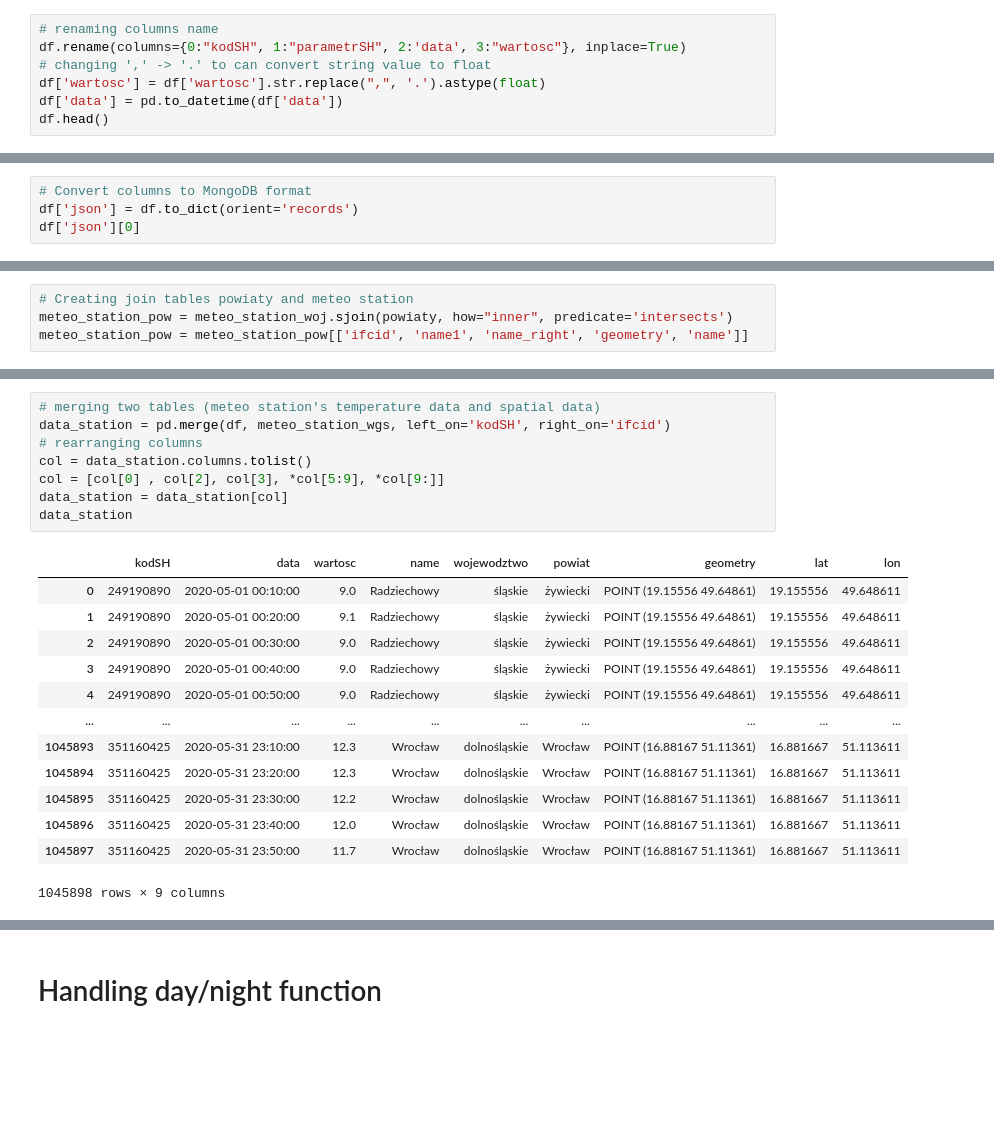
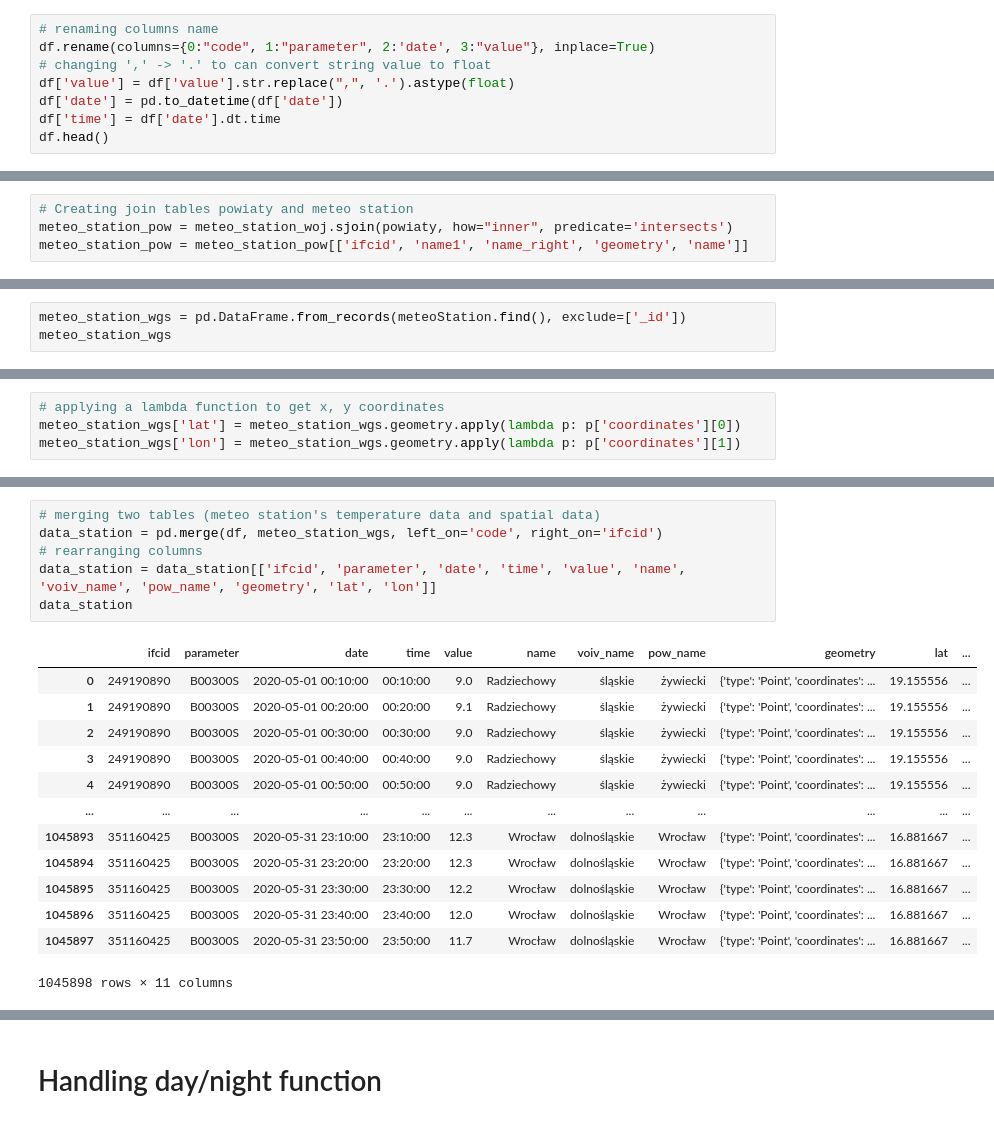
Before and after one commit to jakubGryzio/PAG_II, a Jupyter notebook: projekt1/projekt1.ipynb, the cells around one changed output, grey strips where cells are left out. Saved outputs shown, nothing was run; the diff lists cells and outputs as text; blank space fills up the shorter version.

```diff
--- a/projekt1/projekt1.ipynb
+++ b/projekt1/projekt1.ipynb
@@ -55,9 +55,10 @@ df.head()
 # Manipulating IMGW data
 # %%
 # renaming columns name
-df.rename(columns={0:"kodSH", 1:"parametrSH", 2:'data', 3:"wartosc"}, inplace=True)
+df.rename(columns={0:"code", 1:"parameter", 2:'date', 3:"value"}, inplace=True)
 # changing ',' -> '.' to can convert string value to float
-df['wartosc'] = df['wartosc'].str.replace(",", '.').astype(float)
-df['data'] = pd.to_datetime(df['data'])
+df['value'] = df['value'].str.replace(",", '.').astype(float)
+df['date'] = pd.to_datetime(df['date'])
+df['time'] = df['date'].dt.time
 df.head()
 # %% [output]
@@ -70,7 +71,3 @@ df.head()
-# %%
-# Convert columns to MongoDB format
-df['json'] = df.to_dict(orient='records')
-df['json'][0]
 # %% [markdown]
 # Manipulating spatial data
 # %%
@@ -138,0 +155,3 @@ meteo_station_wgs['lon'] = meteo_station_wgs.geometry.apply(lambda p: p.y)
+# %%
+meteo_station_wgs = pd.DataFrame.from_records(meteoStation.find(), exclude=['_id'])
+meteo_station_wgs
@@ -139,3 +172,7 @@ meteo_station_wgs['lon'] = meteo_station_wgs.geometry.apply(lambda p: p.y)
+# %%
+# applying a lambda function to get x, y coordinates
+meteo_station_wgs['lat'] = meteo_station_wgs.geometry.apply(lambda p: p['coordinates'][0])
+meteo_station_wgs['lon'] = meteo_station_wgs.geometry.apply(lambda p: p['coordinates'][1])
 # %%
 meteo_station_wgs
 # %% [output]
@@ -154,23 +191,21 @@ meteo_station_wgs
 2637 rows × 7 columns
 # %%
 # merging two tables (meteo station's temperature data and spatial data)
-data_station = pd.merge(df, meteo_station_wgs, left_on='kodSH', right_on='ifcid')
+data_station = pd.merge(df, meteo_station_wgs, left_on='code', right_on='ifcid')
 # rearranging columns
-col = data_station.columns.tolist()
-col = [col[0] , col[2], col[3], *col[5:9], *col[9:]]
-data_station = data_station[col]
+data_station = data_station[['ifcid', 'parameter', 'date', 'time', 'value', 'name', 'voiv_name', 'pow_name', 'geometry', 'lat', 'lon']]
 data_station
 # %% [output]
-|  | kodSH | data | wartosc | name | wojewodztwo | powiat | geometry | lat | lon |
-| 0 | 249190890 | 2020-05-01 00:10:00 | 9.0 | Radziechowy | śląskie | żywiecki | POINT (19.15556 49.64861) | 19.155556 | 49.648611 |
-| 1 | 249190890 | 2020-05-01 00:20:00 | 9.1 | Radziechowy | śląskie | żywiecki | POINT (19.15556 49.64861) | 19.155556 | 49.648611 |
-| 2 | 249190890 | 2020-05-01 00:30:00 | 9.0 | Radziechowy | śląskie | żywiecki | POINT (19.15556 49.64861) | 19.155556 | 49.648611 |
-| 3 | 249190890 | 2020-05-01 00:40:00 | 9.0 | Radziechowy | śląskie | żywiecki | POINT (19.15556 49.64861) | 19.155556 | 49.648611 |
-| 4 | 249190890 | 2020-05-01 00:50:00 | 9.0 | Radziechowy | śląskie | żywiecki | POINT (19.15556 49.64861) | 19.155556 | 49.648611 |
-| ... | ... | ... | ... | ... | ... | ... | ... | ... | ... |
-| 1045893 | 351160425 | 2020-05-31 23:10:00 | 12.3 | Wrocław | dolnośląskie | Wrocław | POINT (16.88167 51.11361) | 16.881667 | 51.113611 |
-| 1045894 | 351160425 | 2020-05-31 23:20:00 | 12.3 | Wrocław | dolnośląskie | Wrocław | POINT (16.88167 51.11361) | 16.881667 | 51.113611 |
-| 1045895 | 351160425 | 2020-05-31 23:30:00 | 12.2 | Wrocław | dolnośląskie | Wrocław | POINT (16.88167 51.11361) | 16.881667 | 51.113611 |
-| 1045896 | 351160425 | 2020-05-31 23:40:00 | 12.0 | Wrocław | dolnośląskie | Wrocław | POINT (16.88167 51.11361) | 16.881667 | 51.113611 |
-| 1045897 | 351160425 | 2020-05-31 23:50:00 | 11.7 | Wrocław | dolnośląskie | Wrocław | POINT (16.88167 51.11361) | 16.881667 | 51.113611 |
+|  | ifcid | parameter | date | time | value | name | voiv_name | pow_name | geometry | lat | ... |
+| 0 | 249190890 | B00300S | 2020-05-01 00:10:00 | 00:10:00 | 9.0 | Radziechowy | śląskie | żywiecki | {'type': 'Point', 'coordinates': ... | 19.155556 | ... |
+| 1 | 249190890 | B00300S | 2020-05-01 00:20:00 | 00:20:00 | 9.1 | Radziechowy | śląskie | żywiecki | {'type': 'Point', 'coordinates': ... | 19.155556 | ... |
+| 2 | 249190890 | B00300S | 2020-05-01 00:30:00 | 00:30:00 | 9.0 | Radziechowy | śląskie | żywiecki | {'type': 'Point', 'coordinates': ... | 19.155556 | ... |
+| 3 | 249190890 | B00300S | 2020-05-01 00:40:00 | 00:40:00 | 9.0 | Radziechowy | śląskie | żywiecki | {'type': 'Point', 'coordinates': ... | 19.155556 | ... |
+| 4 | 249190890 | B00300S | 2020-05-01 00:50:00 | 00:50:00 | 9.0 | Radziechowy | śląskie | żywiecki | {'type': 'Point', 'coordinates': ... | 19.155556 | ... |
+| ... | ... | ... | ... | ... | ... | ... | ... | ... | ... | ... | ... |
+| 1045893 | 351160425 | B00300S | 2020-05-31 23:10:00 | 23:10:00 | 12.3 | Wrocław | dolnośląskie | Wrocław | {'type': 'Point', 'coordinates': ... | 16.881667 | ... |
+| 1045894 | 351160425 | B00300S | 2020-05-31 23:20:00 | 23:20:00 | 12.3 | Wrocław | dolnośląskie | Wrocław | {'type': 'Point', 'coordinates': ... | 16.881667 | ... |
+| 1045895 | 351160425 | B00300S | 2020-05-31 23:30:00 | 23:30:00 | 12.2 | Wrocław | dolnośląskie | Wrocław | {'type': 'Point', 'coordinates': ... | 16.881667 | ... |
+| 1045896 | 351160425 | B00300S | 2020-05-31 23:40:00 | 23:40:00 | 12.0 | Wrocław | dolnośląskie | Wrocław | {'type': 'Point', 'coordinates': ... | 16.881667 | ... |
+| 1045897 | 351160425 | B00300S | 2020-05-31 23:50:00 | 23:50:00 | 11.7 | Wrocław | dolnośląskie | Wrocław | {'type': 'Point', 'coordinates': ... | 16.881667 | ... |
-1045898 rows × 9 columns
+1045898 rows × 11 columns
```
Also changed, not shown: parts of 24 cells of this notebook.
